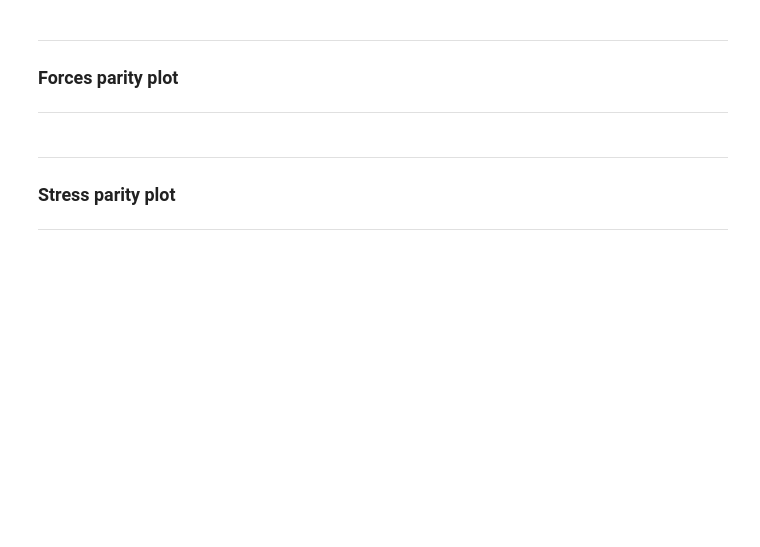
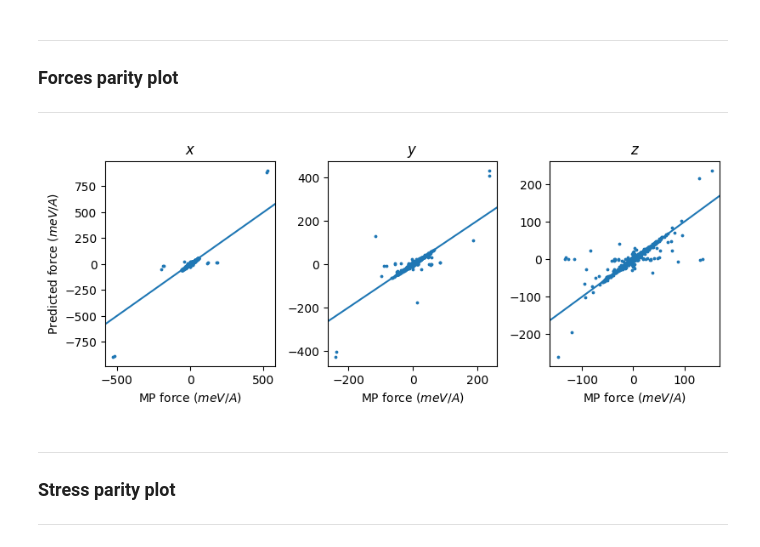
Before and after one commit to pbenner/matbench-discovery, a Jupyter notebook: models/mace/data-train-result-stress-128.ipynb, the cells around one changed output. Saved outputs shown, nothing was run; the diff lists cells and outputs as text; code cells hidden in the pictures; blank space fills up the shorter version.

```diff
--- a/models/mace/data-train-result-stress-128.ipynb
+++ b/models/mace/data-train-result-stress-128.ipynb
@@ -137,22 +137,25 @@ plt.show()
 # %%
 titles = [r'$x$', r'$y$', r'$z$']
 
-fig, axs = plt.subplots(1, 3, figsize=(3, 8))
+fig, axs = plt.subplots(1, 3, figsize=(8, 3))
 fig.tight_layout()
 
 for i, ax in enumerate(axs.flatten()):
 
-    xy = np.vstack([forces_true[i], forces_pred[i]])
-    z = scipy.stats.gaussian_kde(xy)(xy)
+    #xy = np.vstack([forces_true[i], forces_pred[i]])
+    #z = scipy.stats.gaussian_kde(xy)(xy)
 
-    ax.scatter(forces_true[i], forces_pred[i], c=z, s=3, edgecolor=None, norm=matplotlib.colors.LogNorm())
+    #ax.scatter(forces_true[i], forces_pred[i], c=z, s=3, edgecolor=None, norm=matplotlib.colors.LogNorm())
+    ax.scatter(forces_true[i], forces_pred[i], s=3, edgecolor=None, norm=matplotlib.colors.LogNorm())
     ax.axline((0,0), slope=1)
     ax.set_title(titles[i])
     ax.set_xlabel(r'MP force ($meV/A$)')
     if i == 0:
         ax.set_ylabel(r'Predicted force ($meV/A$)')
 
 plt.show()
+# %% [output]
+[figure, added]
 # %% [markdown]
 ---
 ### Stress parity plot
```
Also changed, not shown: parts of 1 cell of this notebook, 2 other files.
